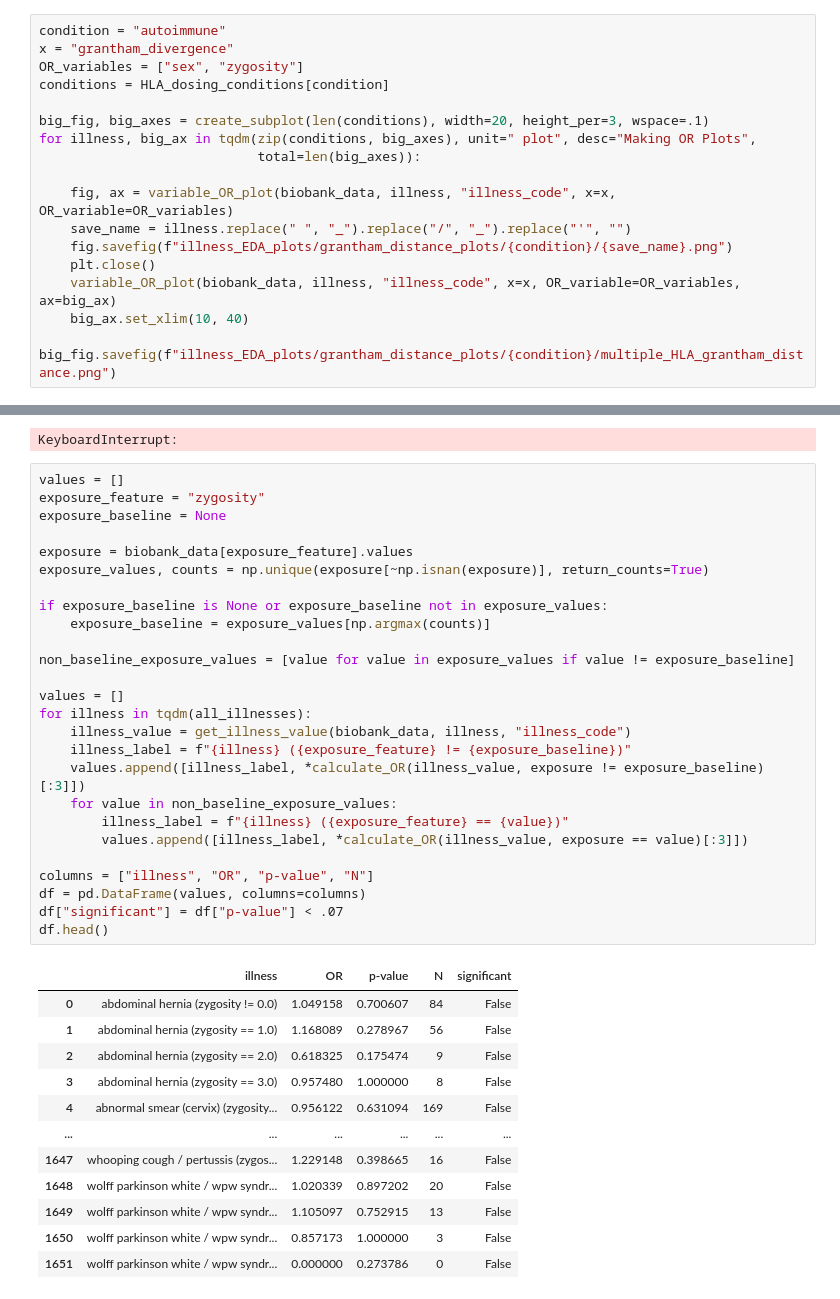
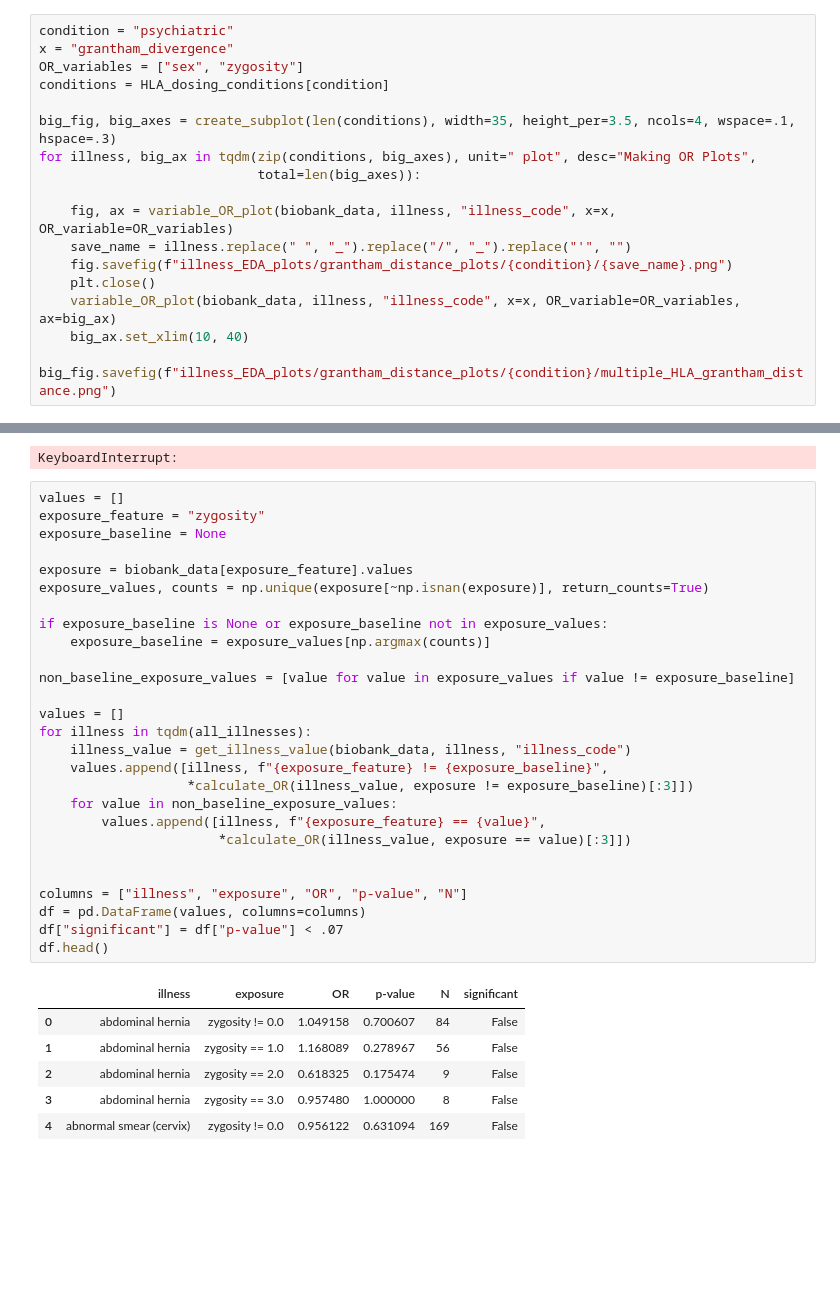
Before and after one commit to cole-khamnei/HLA_genotyping_associations, a Jupyter notebook: notebooks/HLA_illness_associations.ipynb, the cells around one changed output, grey strips where cells are left out. Saved outputs shown, nothing was run; the diff lists cells and outputs as text; blank space fills up the shorter version.

```diff
--- a/notebooks/HLA_illness_associations.ipynb
+++ b/notebooks/HLA_illness_associations.ipynb
@@ -161,12 +166,12 @@ RHEUMATOID ARTHRITIS
 # %% [markdown]
 # Grantham Distance
 # %%
-condition = "autoimmune"
+condition = "psychiatric"
 x = "grantham_divergence"
 OR_variables = ["sex", "zygosity"]
 conditions = HLA_dosing_conditions[condition]
 
-big_fig, big_axes = create_subplot(len(conditions), width=20, height_per=3, wspace=.1)
+big_fig, big_axes = create_subplot(len(conditions), width=35, height_per=3.5, ncols=4, wspace=.1, hspace=.3)
 for illness, big_ax in tqdm(zip(conditions, big_axes), unit=" plot", desc="Making OR Plots",
                             total=len(big_axes)):
 
@@ -197,39 +202,34 @@ KeyboardInterrupt:
 # %%
 values = []
 exposure_feature = "zygosity"
 exposure_baseline = None
 
 exposure = biobank_data[exposure_feature].values
 exposure_values, counts = np.unique(exposure[~np.isnan(exposure)], return_counts=True)
 
 if exposure_baseline is None or exposure_baseline not in exposure_values:
     exposure_baseline = exposure_values[np.argmax(counts)]
 
 non_baseline_exposure_values = [value for value in exposure_values if value != exposure_baseline]
 
 values = []
 for illness in tqdm(all_illnesses):
     illness_value = get_illness_value(biobank_data, illness, "illness_code")
-    illness_label = f"{illness} ({exposure_feature} != {exposure_baseline})"
-    values.append([illness_label, *calculate_OR(illness_value, exposure != exposure_baseline)[:3]])
+    values.append([illness, f"{exposure_feature} != {exposure_baseline}",
+                   *calculate_OR(illness_value, exposure != exposure_baseline)[:3]])
     for value in non_baseline_exposure_values:
-        illness_label = f"{illness} ({exposure_feature} == {value})"
-        values.append([illness_label, *calculate_OR(illness_value, exposure == value)[:3]])
+        values.append([illness, f"{exposure_feature} == {value}",
+                       *calculate_OR(illness_value, exposure == value)[:3]])
 
-columns = ["illness", "OR", "p-value", "N"]
+
+columns = ["illness", "exposure", "OR", "p-value", "N"]
 df = pd.DataFrame(values, columns=columns)
 df["significant"] = df["p-value"] < .07
 df.head()
 # %% [output]
-|  | illness | OR | p-value | N | significant |
-| 0 | abdominal hernia (zygosity != 0.0) | 1.049158 | 0.700607 | 84 | False |
-| 1 | abdominal hernia (zygosity == 1.0) | 1.168089 | 0.278967 | 56 | False |
-| 2 | abdominal hernia (zygosity == 2.0) | 0.618325 | 0.175474 | 9 | False |
-| 3 | abdominal hernia (zygosity == 3.0) | 0.957480 | 1.000000 | 8 | False |
-| 4 | abnormal smear (cervix) (zygosity... | 0.956122 | 0.631094 | 169 | False |
-| ... | ... | ... | ... | ... | ... |
-| 1647 | whooping cough / pertussis (zygos... | 1.229148 | 0.398665 | 16 | False |
-| 1648 | wolff parkinson white / wpw syndr... | 1.020339 | 0.897202 | 20 | False |
-| 1649 | wolff parkinson white / wpw syndr... | 1.105097 | 0.752915 | 13 | False |
-| 1650 | wolff parkinson white / wpw syndr... | 0.857173 | 1.000000 | 3 | False |
-| 1651 | wolff parkinson white / wpw syndr... | 0.000000 | 0.273786 | 0 | False |
+|  | illness | exposure | OR | p-value | N | significant |
+| 0 | abdominal hernia | zygosity != 0.0 | 1.049158 | 0.700607 | 84 | False |
+| 1 | abdominal hernia | zygosity == 1.0 | 1.168089 | 0.278967 | 56 | False |
+| 2 | abdominal hernia | zygosity == 2.0 | 0.618325 | 0.175474 | 9 | False |
+| 3 | abdominal hernia | zygosity == 3.0 | 0.957480 | 1.000000 | 8 | False |
+| 4 | abnormal smear (cervix) | zygosity != 0.0 | 0.956122 | 0.631094 | 169 | False |
```
Also changed, not shown: parts of 7 cells of this notebook, 33 other files.
